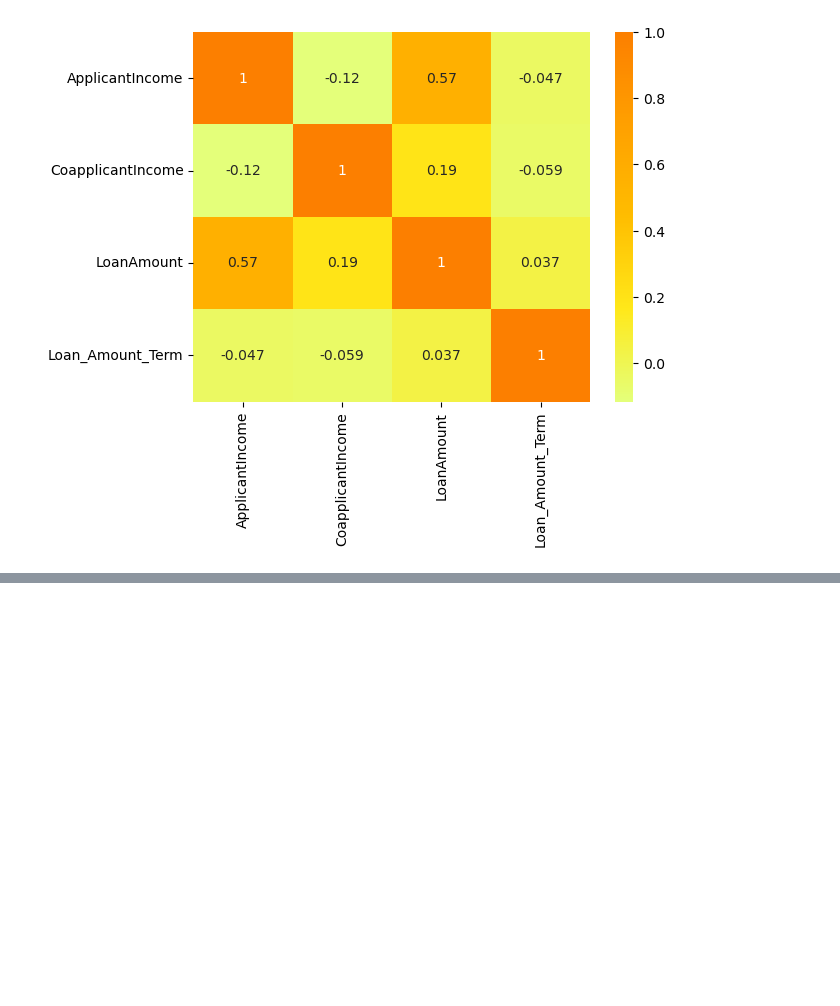
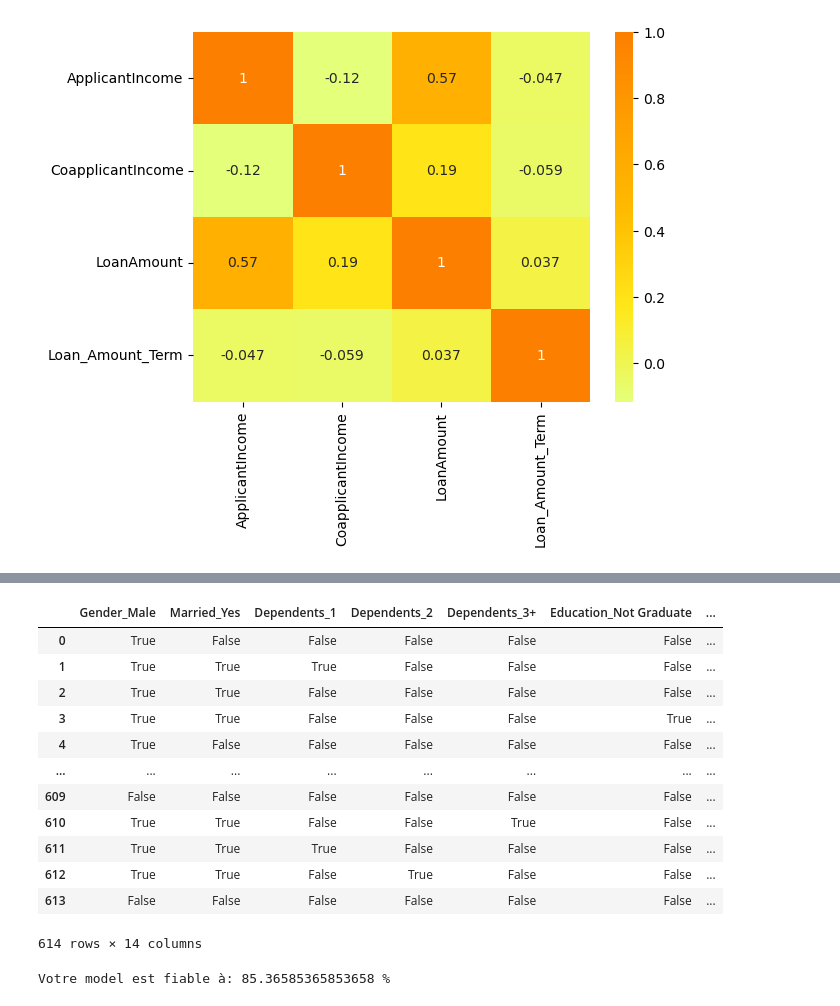
Before and after one commit to Shado2107/home_loan_model, a Jupyter notebook: home_loan.ipynb, the cells around one changed output, grey strips where cells are left out. Saved outputs shown, nothing was run; the diff lists cells and outputs as text; code cells hidden in the pictures; blank space fills up the shorter version.

```diff
--- a/home_loan.ipynb
+++ b/home_loan.ipynb
@@ -294,0 +365,17 @@ sns.heatmap(df[var_num].corr(),cmap = 'Wistia', annot= True)
+# %%
+x = df_encoded.drop("Loan_Status_Y", axis=1)
+x
+# %% [output]
+|  | Gender_Male | Married_Yes | Dependents_1 | Dependents_2 | Dependents_3+ | Education_Not Graduate | ... |
+| 0 | True | False | False | False | False | False | ... |
+| 1 | True | True | True | False | False | False | ... |
+| 2 | True | True | False | False | False | False | ... |
+| 3 | True | True | False | False | False | True | ... |
+| 4 | True | False | False | False | False | False | ... |
+| ... | ... | ... | ... | ... | ... | ... | ... |
+| 609 | False | False | False | False | False | False | ... |
+| 610 | True | True | False | False | True | False | ... |
+| 611 | True | True | True | False | False | False | ... |
+| 612 | True | True | False | True | False | False | ... |
+| 613 | False | False | False | False | False | False | ... |
+614 rows × 14 columns
@@ -294,0 +388,7 @@ sns.heatmap(df[var_num].corr(),cmap = 'Wistia', annot= True)
+# %%
+model= LogisticRegression()
+model.fit(X_train, y_train)
+fiabilite = model.score(X_test, y_test)*100
+print("Votre model est fiable à:", fiabilite, '%')
+# %% [output]
+Votre model est fiable à: 85.36585365853658 %
```
Also changed, not shown: parts of 7 cells of this notebook.
